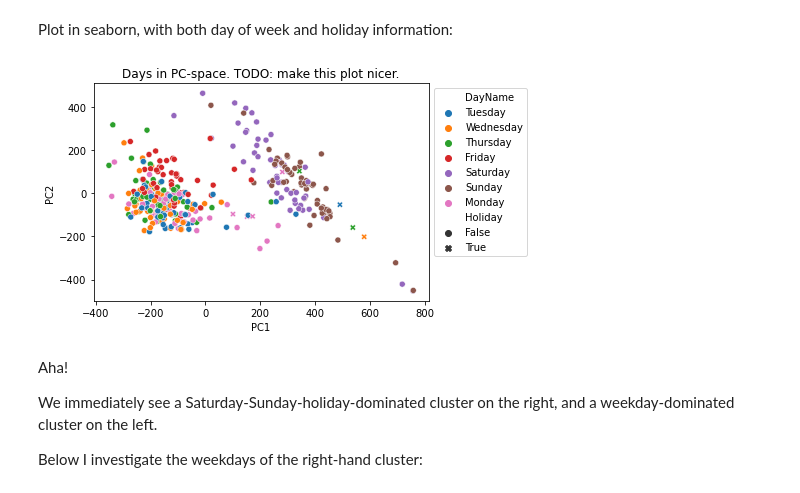
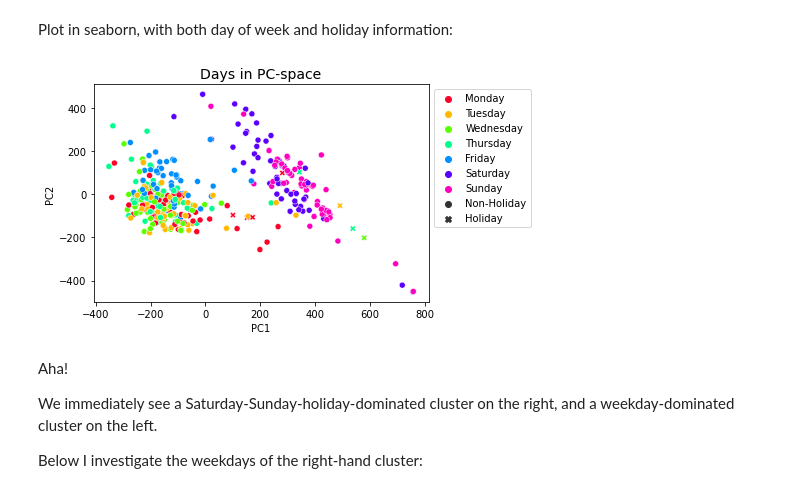
Before and after one commit to augustposch/seattle, a Jupyter notebook: notebooks/PCA_days.ipynb, the cells around one changed output. Saved outputs shown, nothing was run; the diff lists cells and outputs as text; code cells hidden in the pictures.

Commit message:
Fixed more plots

```diff
--- a/notebooks/PCA_days.ipynb
+++ b/notebooks/PCA_days.ipynb
@@ -165,6 +165,8 @@ day_pci['Holiday'] = day_pci.index.isin(cal.holidays())
 
 day_pci['DayName'] = day_pci.index.day_name()
 
+day_pci['DOW'] = day_pci.index.day_of_week
+
 day_pci['GMM_Label'] = labels
 
 day_pci
@@ -194,12 +196,21 @@ Holidays mostly appear in the right cluster or on the boundary.
 # %% [markdown]
 Plot in seaborn, with both day of week and holiday information:
 # %%
-ax = sns.scatterplot(data=day_pci, x='PC1', y='PC2', hue='DayName', style='Holiday')
-ax.set_title('Days in PC-space. TODO: make this plot nicer.')
+ax = sns.scatterplot(data=day_pci, x='PC1', y='PC2', hue='DOW', style='Holiday',palette='gist_rainbow')
+ax.set_title('Days in PC-space', size=14)
 sns.move_legend(ax, "upper left", bbox_to_anchor = (1,1))
+
+handles, labels = ax.get_legend_handles_labels()
+new_labels = ['Monday','Tuesday','Wednesday','Thursday',
+              'Friday','Saturday','Sunday','Non-Holiday','Holiday']
+h_order = [1,2,3,4,5,6,7,9,10]
+new_handles = [handles[x] for x in h_order]
+ax.legend(new_handles, new_labels)
+sns.move_legend(ax, "upper left", bbox_to_anchor = (1,1))
+
 plt.savefig('../images/PCA_days.png', bbox_inches='tight')
 # %% [output]
-[figure, old version]
+[figure, new version]
 # %% [markdown]
 Aha!
 
```
Also changed, not shown: parts of 1 cell of this notebook, 8 other files.
